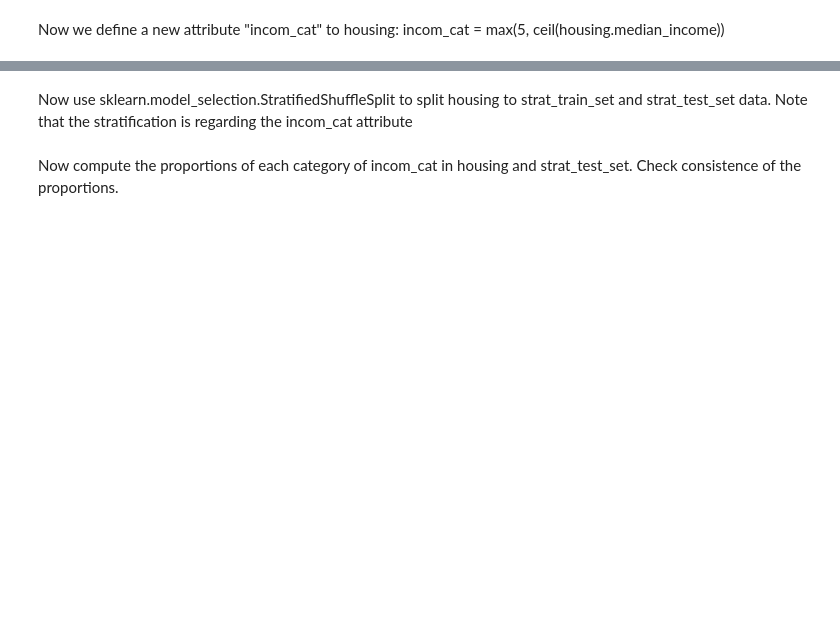
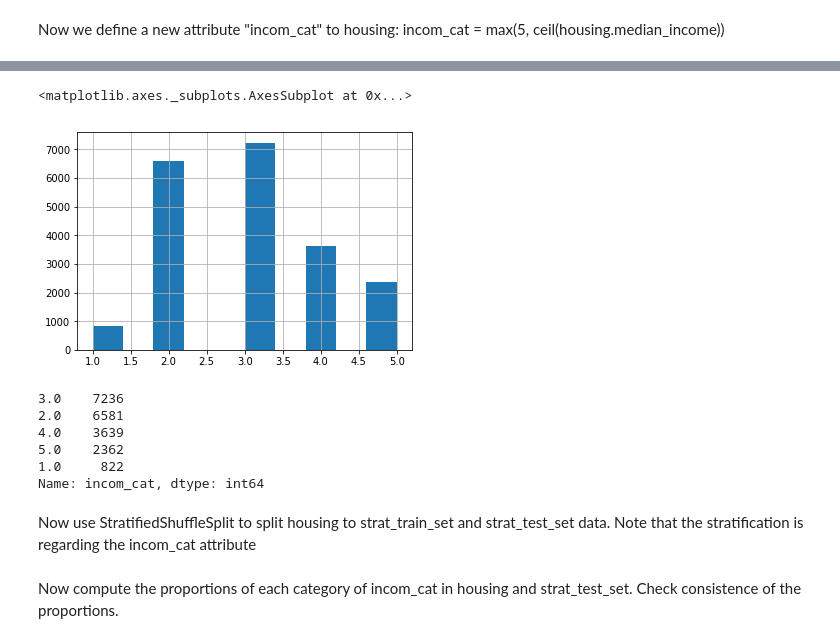
Before and after one commit to VandyChris/HandsOnMachineLearning, a Jupyter notebook: Chapter2.ipynb, the cells around one changed output, grey strips where cells are left out. Drawn from its saved outputs; the diff is of its cells as text; code cells hidden in the pictures; blank space fills up the shorter version.

```diff
--- a/Chapter2.ipynb
+++ b/Chapter2.ipynb
@@ -285,3 +367,7 @@ We assume that the median income is the key attribute. Now draw the histogram of
 # %% [markdown]
 Now we define a new attribute "incom_cat" to housing: incom_cat = max(5, ceil(housing.median_income))
+# %%
+housing['incom_cat'] = np.ceil(housing.median_income/1.5)
+# %%
+housing['incom_cat'].where(housing['incom_cat']<=5, 5, inplace=True)
 # %% [markdown]
@@ -289,2 +375,16 @@ Now plot the histogram of incomcat
+# %%
+housing['incom_cat'].hist()
+# %% [output]
+<matplotlib.axes._subplots.AxesSubplot at 0x...>
+[figure, added]
+# %%
+housing['incom_cat'].value_counts()
+# %% [output]
+3.0    7236
+2.0    6581
+4.0    3639
+5.0    2362
+1.0     822
+Name: incom_cat, dtype: int64
 # %% [markdown]
-Now use sklearn.model_selection.StratifiedShuffleSplit to split housing to strat_train_set and strat_test_set data. Note that the stratification is regarding the incom_cat attribute
+Now use StratifiedShuffleSplit to split housing to strat_train_set and strat_test_set data. Note that the stratification is regarding the incom_cat attribute
```
Also changed, not shown: parts of 116 cells of this notebook.
